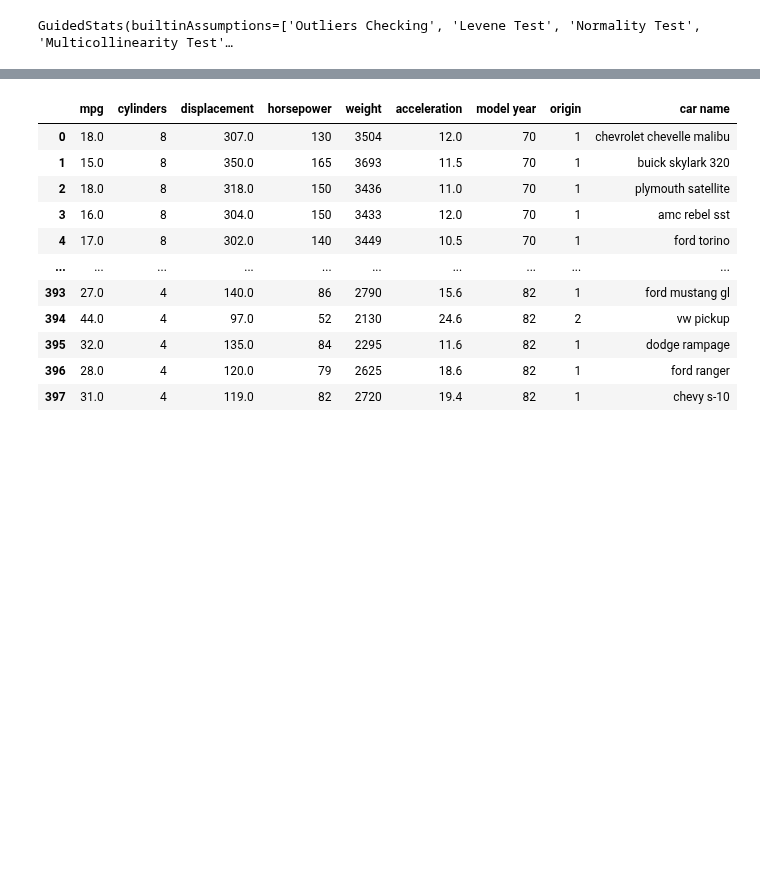
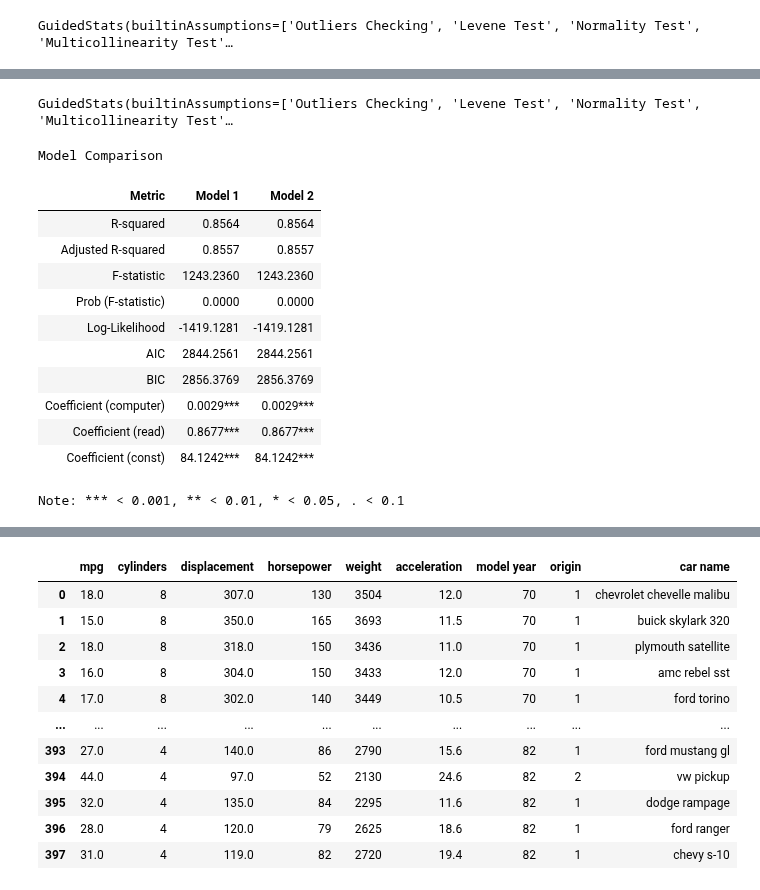
Before and after one commit to cmudig/GuidedStats, a Jupyter notebook: examples/test.ipynb, the cells around one changed output, grey strips where cells are left out. Cells and saved outputs as stored; diff of their text form; code cells hidden in the pictures; blank space fills up the shorter version.

```diff
--- a/examples/test.ipynb
+++ b/examples/test.ipynb
@@ -32 +337,21 @@ a.workflow.workflowInfo
+# %%
+b
+# %% [output]
+GuidedStats(builtinAssumptions=['Outliers Checking', 'Levene Test', 'Normality Test', 'Multicollinearity Test'…
+# %%
+a.export("model").compare(a.export("model"))
+# %% [output]
+Model Comparison
+| Metric | Model 1 | Model 2 |
+| R-squared | 0.8564 | 0.8564 |
+| Adjusted R-squared | 0.8557 | 0.8557 |
+| F-statistic | 1243.2360 | 1243.2360 |
+| Prob (F-statistic) | 0.0000 | 0.0000 |
+| Log-Likelihood | -1419.1281 | -1419.1281 |
+| AIC | 2844.2561 | 2844.2561 |
+| BIC | 2856.3769 | 2856.3769 |
+| Coefficient (computer) | 0.0029*** | 0.0029*** |
+| Coefficient (read) | 0.8677*** | 0.8677*** |
+| Coefficient (const) | 84.1242*** | 84.1242*** |
+Note: *** < 0.001, ** < 0.01, * < 0.05, . < 0.1
 # %%
```
Also changed, not shown: parts of 25 cells of this notebook, 25 other files.
